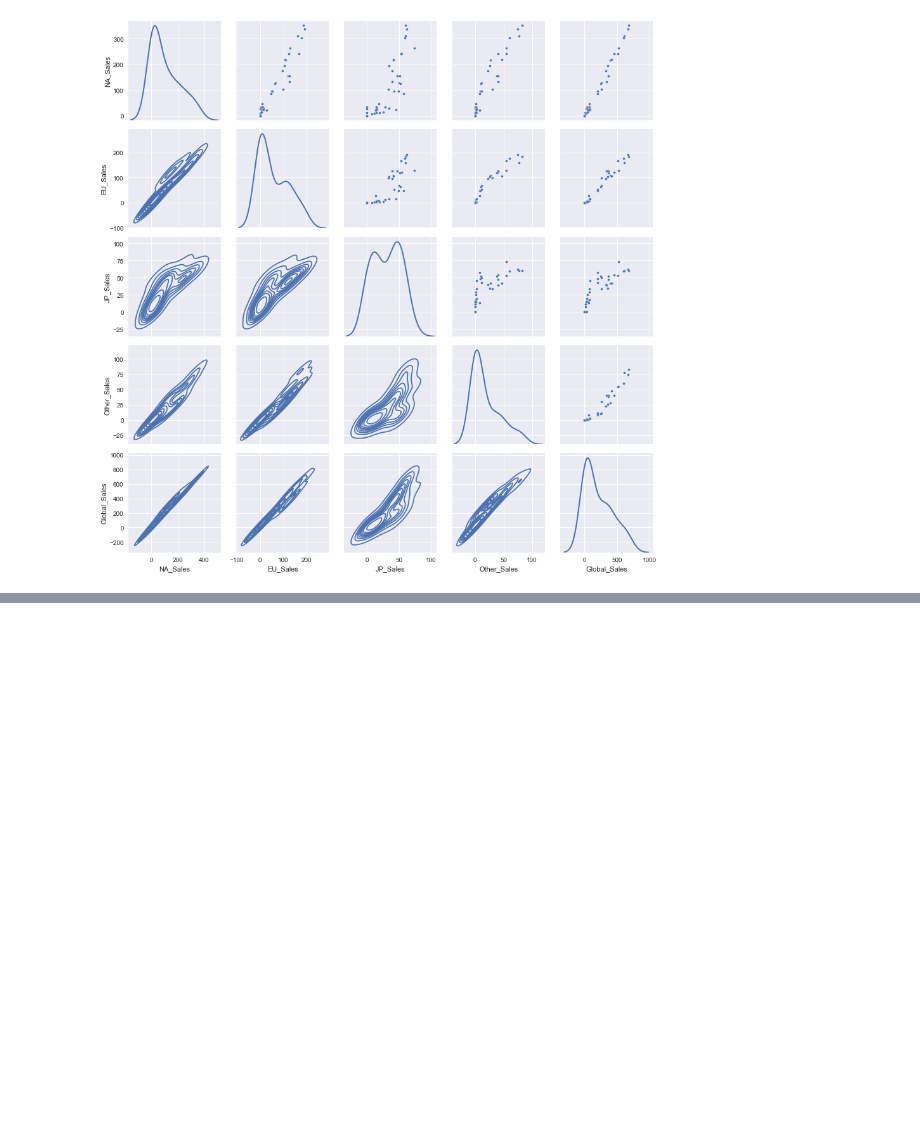
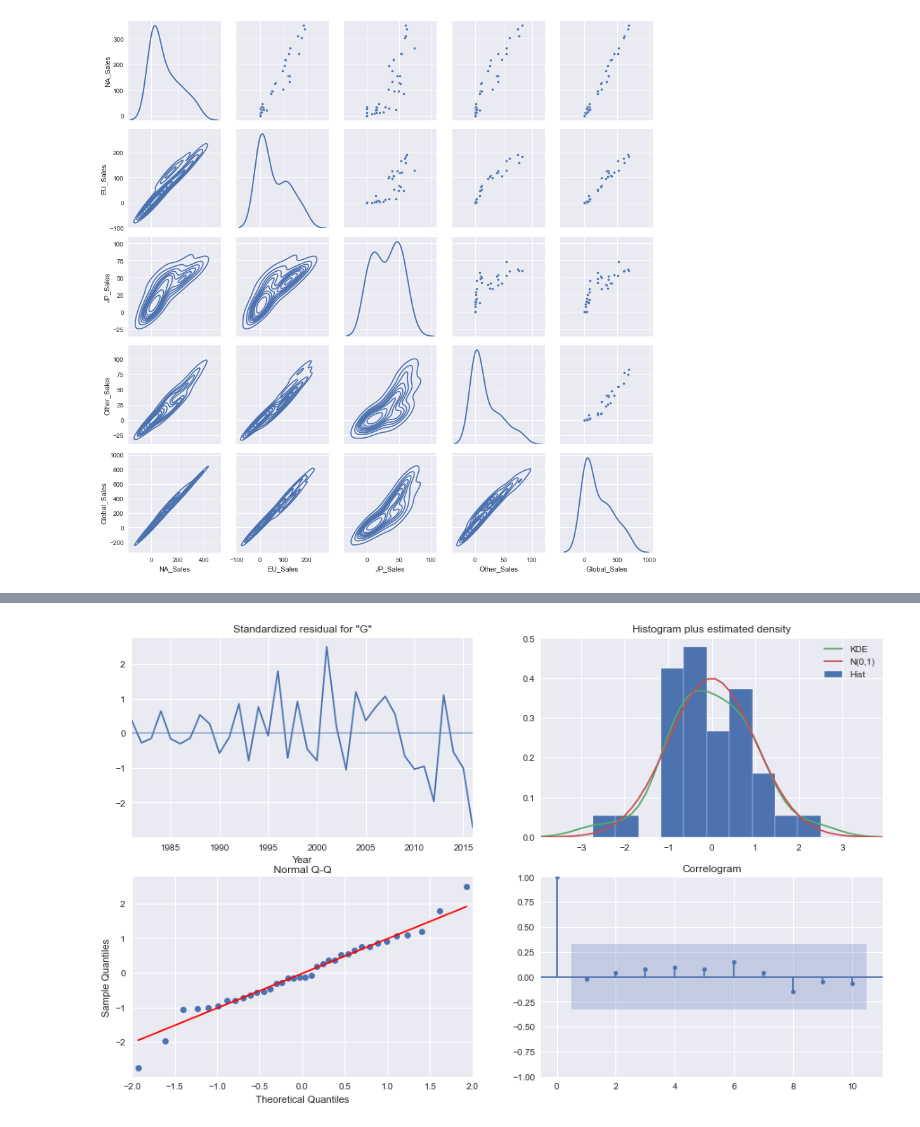
Before and after one commit to josue-islas/Videogames, a Jupyter notebook: Notebook.ipynb, the cells around one changed output, grey strips where cells are left out. Cells and saved outputs as stored; diff of their text form; code cells hidden in the pictures; blank space fills up the shorter version.

```diff
--- a/Notebook.ipynb
+++ b/Notebook.ipynb
@@ -593,0 +721,5 @@ g.map_diag(sns.kdeplot, lw=2)
+# %%
+model_fit.plot_diagnostics(figsize=(15,9))
+plt.show()
+# %% [output]
+[figure, added]
```
Also changed, not shown: parts of 9 cells of this notebook, 3 other files.
